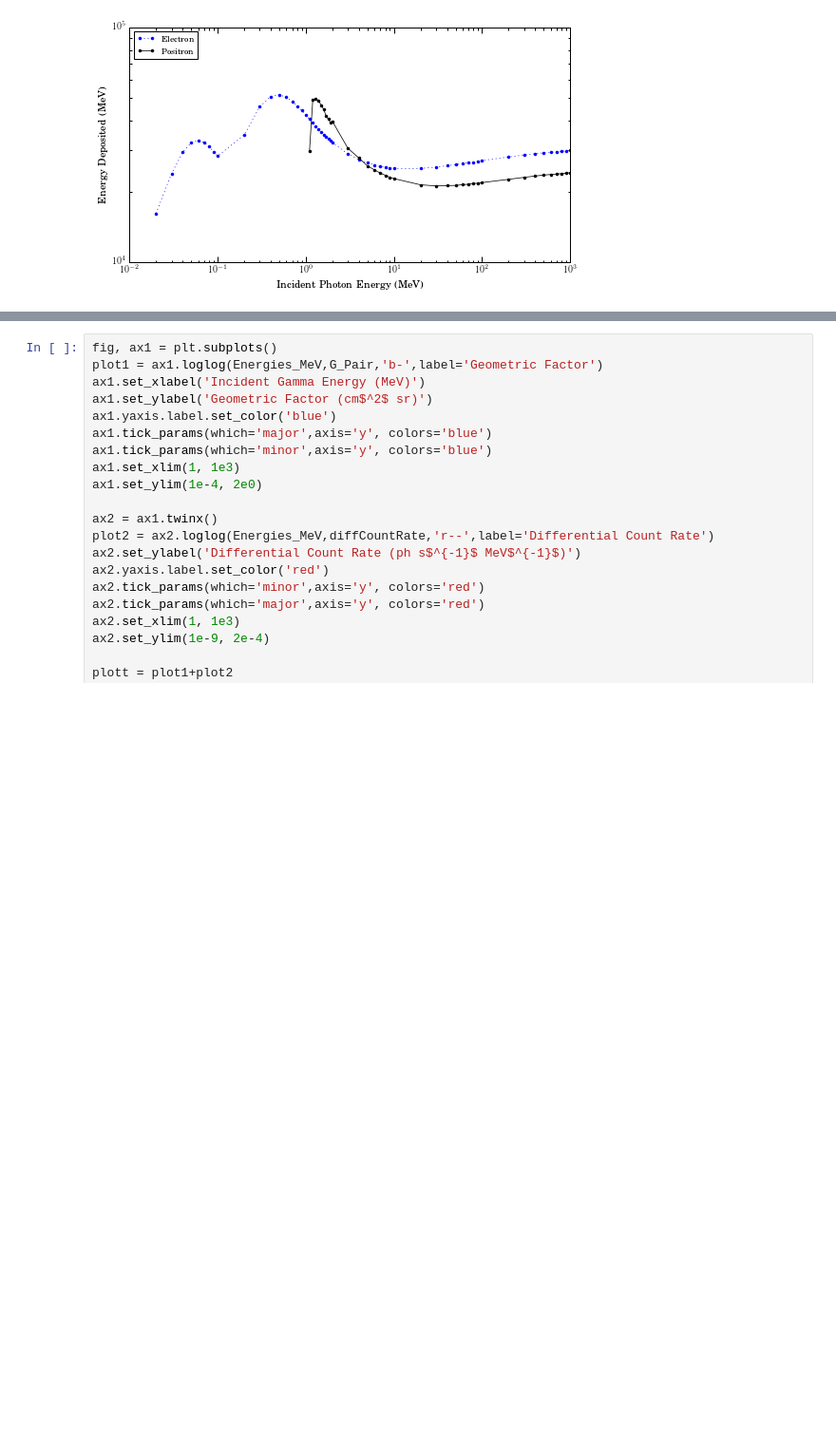
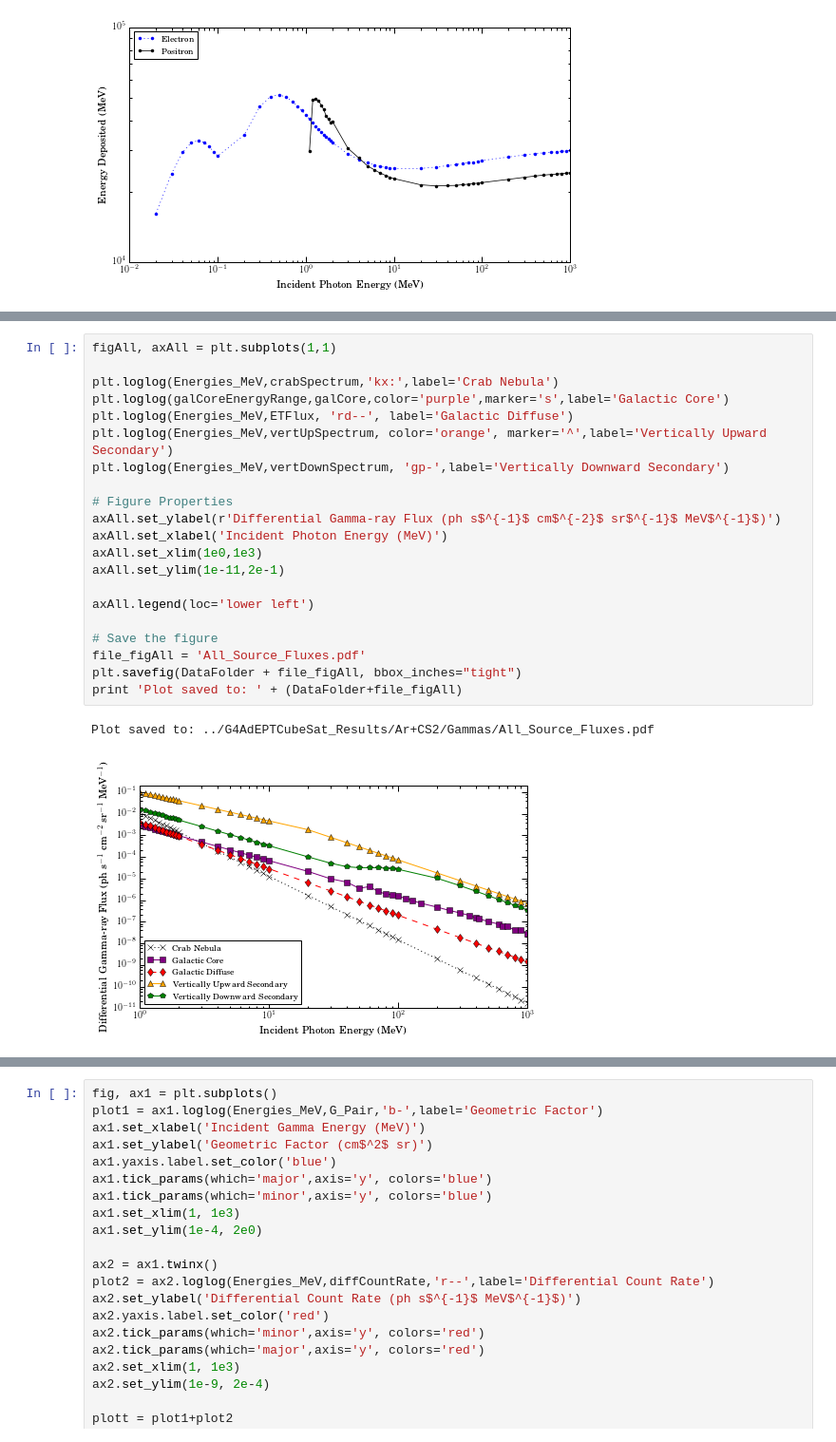
Before and after one commit to mkurnell/G4AdEPTCubeSat-Analysis, a Jupyter notebook: G4AdEPTCubeSat Geometry Factor.ipynb, the cells around one changed output, grey strips where cells are left out. Shown: that part at 95% size. Saved outputs shown, nothing was run; the diff lists cells and outputs as text; blank space fills up the shorter version.

```diff
--- a/G4AdEPTCubeSat Geometry Factor.ipynb
+++ b/G4AdEPTCubeSat Geometry Factor.ipynb
@@ -720,3 +759,27 @@ Plot saved to: ../G4AdEPTCubeSat_Results/Ar+CS2/Gammas/Source_Fluxes.pdf
+# %%
+figAll, axAll = plt.subplots(1,1)
+
+plt.loglog(Energies_MeV,crabSpectrum,'kx:',label='Crab Nebula')
+plt.loglog(galCoreEnergyRange,galCore,color='purple',marker='s',label='Galactic Core')
+plt.loglog(Energies_MeV,ETFlux, 'rd--', label='Galactic Diffuse')
+plt.loglog(Energies_MeV,vertUpSpectrum, color='orange', marker='^',label='Vertically Upward Secondary')
+plt.loglog(Energies_MeV,vertDownSpectrum, 'gp-',label='Vertically Downward Secondary')
+
+# Figure Properties
+axAll.set_ylabel(r'Differential Gamma-ray Flux (ph s$^{-1}$ cm$^{-2}$ sr$^{-1}$ MeV$^{-1}$)')
+axAll.set_xlabel('Incident Photon Energy (MeV)')
+axAll.set_xlim(1e0,1e3)
+axAll.set_ylim(1e-11,2e-1)
+
+axAll.legend(loc='lower left')
+
+# Save the figure
+file_figAll = 'All_Source_Fluxes.pdf'
+plt.savefig(DataFolder + file_figAll, bbox_inches="tight")
+print 'Plot saved to: ' + (DataFolder+file_figAll)
+# %% [output]
+Plot saved to: ../G4AdEPTCubeSat_Results/Ar+CS2/Gammas/All_Source_Fluxes.pdf
+[figure, added]
 # %%
 ##########################################################################################
 # Compute the Differential and Integral Count Rates for Crab
```
Also changed, not shown: parts of 12 cells of this notebook, 2 other files.
